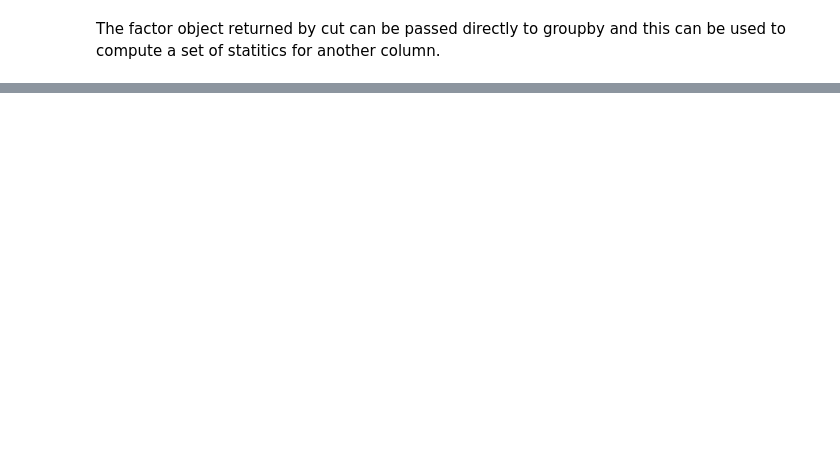
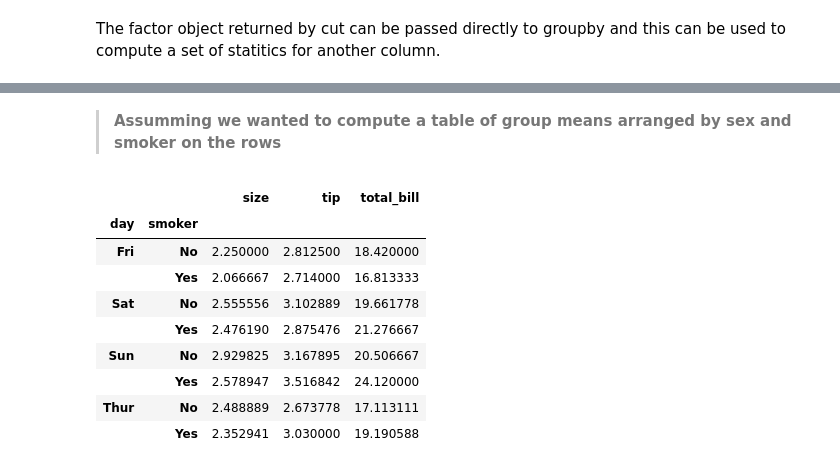
Before and after one commit to Craphtr/Python-Essentials-For-Machine-Learning, a Jupyter notebook: 09_Data_Aggregation_in_Pandas.ipynb, the cells around one changed output, grey strips where cells are left out. Saved outputs shown, nothing was run; the diff lists cells and outputs as text; code cells hidden in the pictures; blank space fills up the shorter version.

```diff
--- a/09_Data_Aggregation_in_Pandas.ipynb
+++ b/09_Data_Aggregation_in_Pandas.ipynb
@@ -456,0 +554,3 @@ student_data_new
+# %%
+tips_data = pd.read_csv('../../../Data/tips.csv')
+tips_data.head()
@@ -456,0 +564,17 @@ student_data_new
+# %% [markdown]
+> **Assumming we wanted to compute a table of group means  arranged by sex and smoker on the rows**
+# %%
+tips_pvtab = pd.pivot_table(tips_data,values=['tip','size','total_bill'],
+                           index=['day','smoker'],aggfunc=np.mean)
+tips_pvtab
+# %% [output]
+|  |  | size | tip | total_bill |
+| day | smoker |  |  |  |
+| Fri | No | 2.250000 | 2.812500 | 18.420000 |
+|  | Yes | 2.066667 | 2.714000 | 16.813333 |
+| Sat | No | 2.555556 | 3.102889 | 19.661778 |
+|  | Yes | 2.476190 | 2.875476 | 21.276667 |
+| Sun | No | 2.929825 | 3.167895 | 20.506667 |
+|  | Yes | 2.578947 | 3.516842 | 24.120000 |
+| Thur | No | 2.488889 | 2.673778 | 17.113111 |
+|  | Yes | 2.352941 | 3.030000 | 19.190588 |
```
Also changed, not shown: parts of 24 cells of this notebook.
